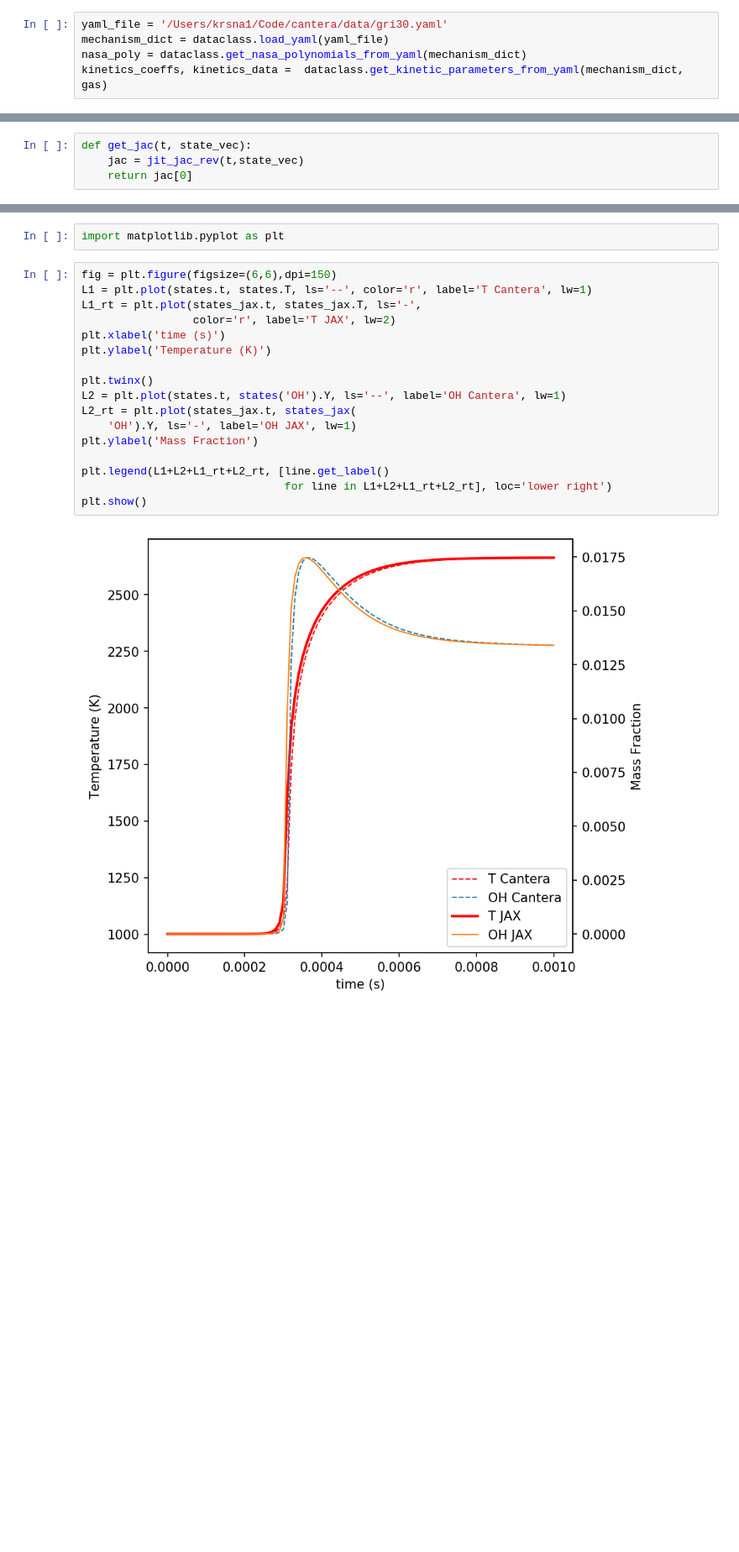
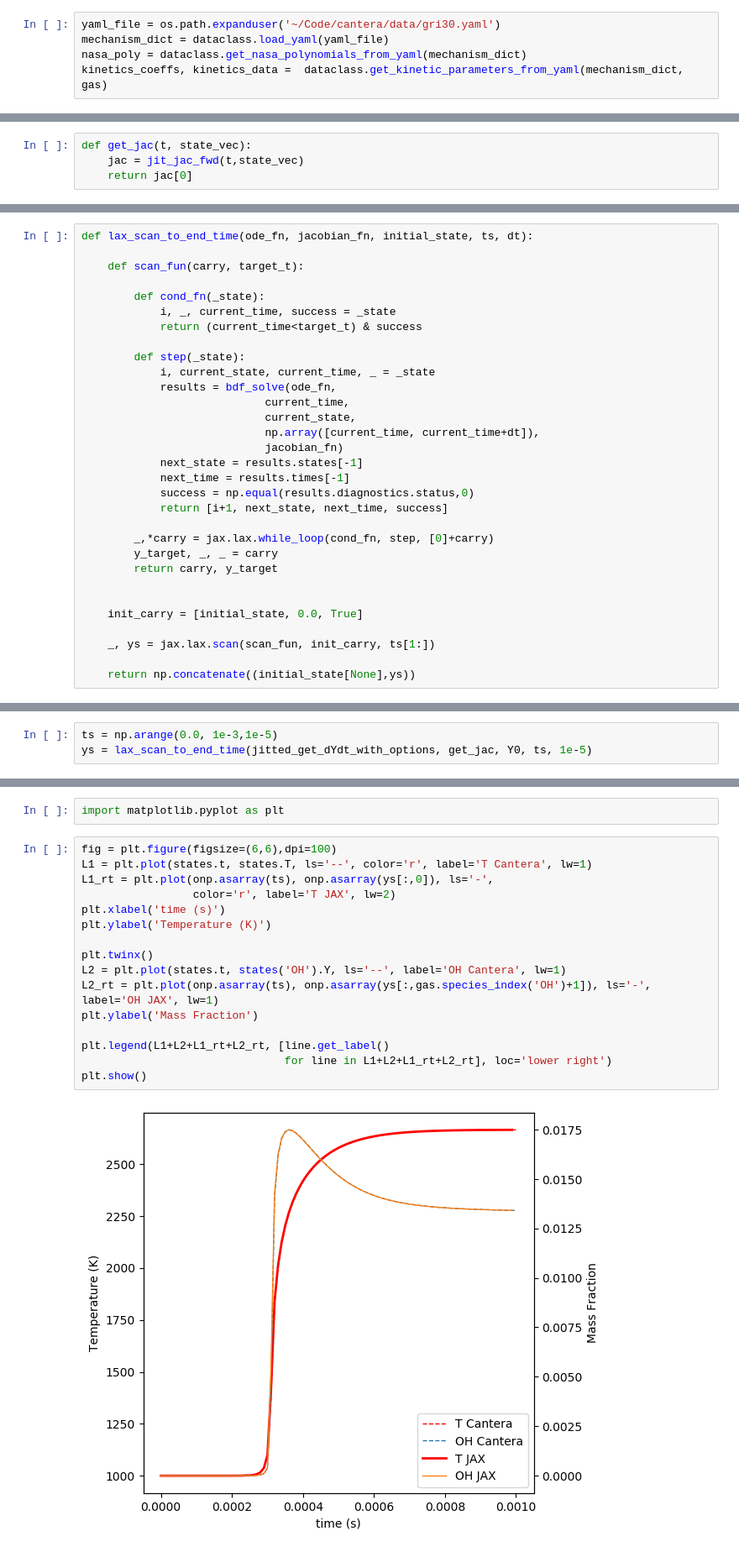
Before and after one commit to comocheng/jax-reactor, a Jupyter notebook: examples/constant_pressure_ignition.ipynb, the cells around one changed output, grey strips where cells are left out. Shown at 84% size. Drawn from its saved outputs; the diff is of its cells as text; blank space fills up the shorter version.

Commit message:
update the example with lax.scan

```diff
--- a/examples/constant_pressure_ignition.ipynb
+++ b/examples/constant_pressure_ignition.ipynb
@@ -38,7 +39,7 @@ Y, gas_info = solution.get_initial_mole_fractions_and_state('gri30.yaml',T, P, X
 # %% [markdown]
 # Get NASA polynomials, kinetics parameters from YAML
 # %%
-yaml_file = '/Users/krsna1/Code/cantera/data/gri30.yaml'
+yaml_file = os.path.expanduser('~/Code/cantera/data/gri30.yaml')
 mechanism_dict = dataclass.load_yaml(yaml_file)
 nasa_poly = dataclass.get_nasa_polynomials_from_yaml(mechanism_dict)
 kinetics_coeffs, kinetics_data =  dataclass.get_kinetic_parameters_from_yaml(mechanism_dict, gas)
@@ -58,6 +59,6 @@ jit_jac_rev = jax.jit(jac_rev)
 # %%
 def get_jac(t, state_vec):
-    jac = jit_jac_rev(t,state_vec)
+    jac = jit_jac_fwd(t,state_vec)
     return jac[0]
 # %% [markdown]
 # Initial Conditions
@@ -87,0 +71,31 @@ while ode_success and t < t_end:
+# %%
+def lax_scan_to_end_time(ode_fn, jacobian_fn, initial_state, ts, dt):
+
+    def scan_fun(carry, target_t):
+
+        def cond_fn(_state):
+            i, _, current_time, success = _state
+            return (current_time<target_t) & success
+
+        def step(_state):
+            i, current_state, current_time, _ = _state
+            results = bdf_solve(ode_fn,
+                            current_time,
+                            current_state,
+                            np.array([current_time, current_time+dt]),
+                            jacobian_fn)
+            next_state = results.states[-1]
+            next_time = results.times[-1]
+            success = np.equal(results.diagnostics.status,0)
+            return [i+1, next_state, next_time, success]
+
+        _,*carry = jax.lax.while_loop(cond_fn, step, [0]+carry)
+        y_target, _, _ = carry
+        return carry, y_target
+
+
+    init_carry = [initial_state, 0.0, True]
+
+    _, ys = jax.lax.scan(scan_fun, init_carry, ts[1:])
+
+    return np.concatenate((initial_state[None],ys))
@@ -88,3 +106,6 @@ while ode_success and t < t_end:
+# %%
+ts = np.arange(0.0, 1e-3,1e-5)
+ys = lax_scan_to_end_time(jitted_get_dYdt_with_options, get_jac, Y0, ts, 1e-5)
 # %% [markdown]
 # Now solve it using Cantera
 # %%
@@ -138,21 +159,20 @@ while solver.successful() and solver.t < t_end:
 # %%
 import matplotlib.pyplot as plt
 # %%
-fig = plt.figure(figsize=(6,6),dpi=150)
+fig = plt.figure(figsize=(6,6),dpi=100)
 L1 = plt.plot(states.t, states.T, ls='--', color='r', label='T Cantera', lw=1)
-L1_rt = plt.plot(states_jax.t, states_jax.T, ls='-',
+L1_rt = plt.plot(onp.asarray(ts), onp.asarray(ys[:,0]), ls='-',
                  color='r', label='T JAX', lw=2)
 plt.xlabel('time (s)')
 plt.ylabel('Temperature (K)')
 
 plt.twinx()
 L2 = plt.plot(states.t, states('OH').Y, ls='--', label='OH Cantera', lw=1)
-L2_rt = plt.plot(states_jax.t, states_jax(
-    'OH').Y, ls='-', label='OH JAX', lw=1)
+L2_rt = plt.plot(onp.asarray(ts), onp.asarray(ys[:,gas.species_index('OH')+1]), ls='-', label='OH JAX', lw=1)
 plt.ylabel('Mass Fraction')
 
 plt.legend(L1+L2+L1_rt+L2_rt, [line.get_label()
                                for line in L1+L2+L1_rt+L2_rt], loc='lower right')
 plt.show()
 # %% [output]
-[figure, old version]
+[figure, new version]
```
Also changed, not shown: parts of 8 cells of this notebook.
